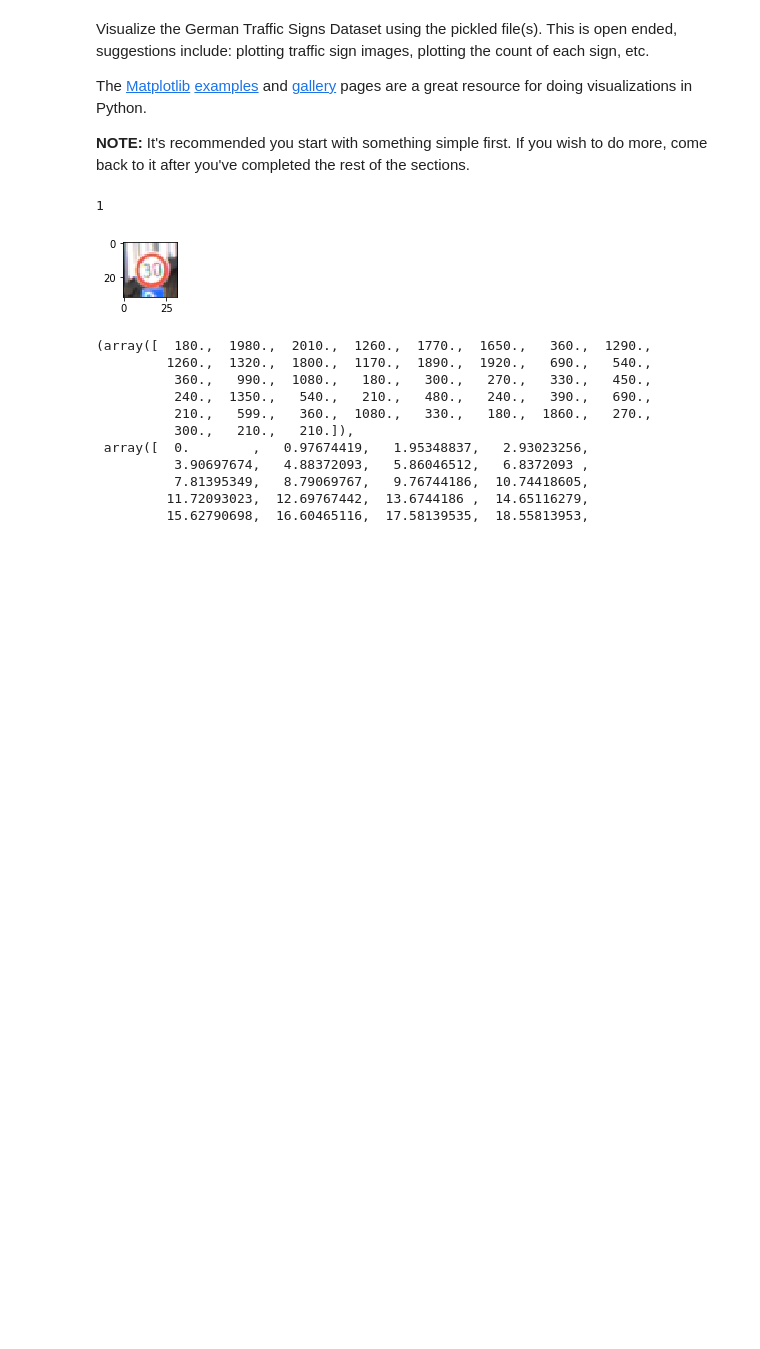
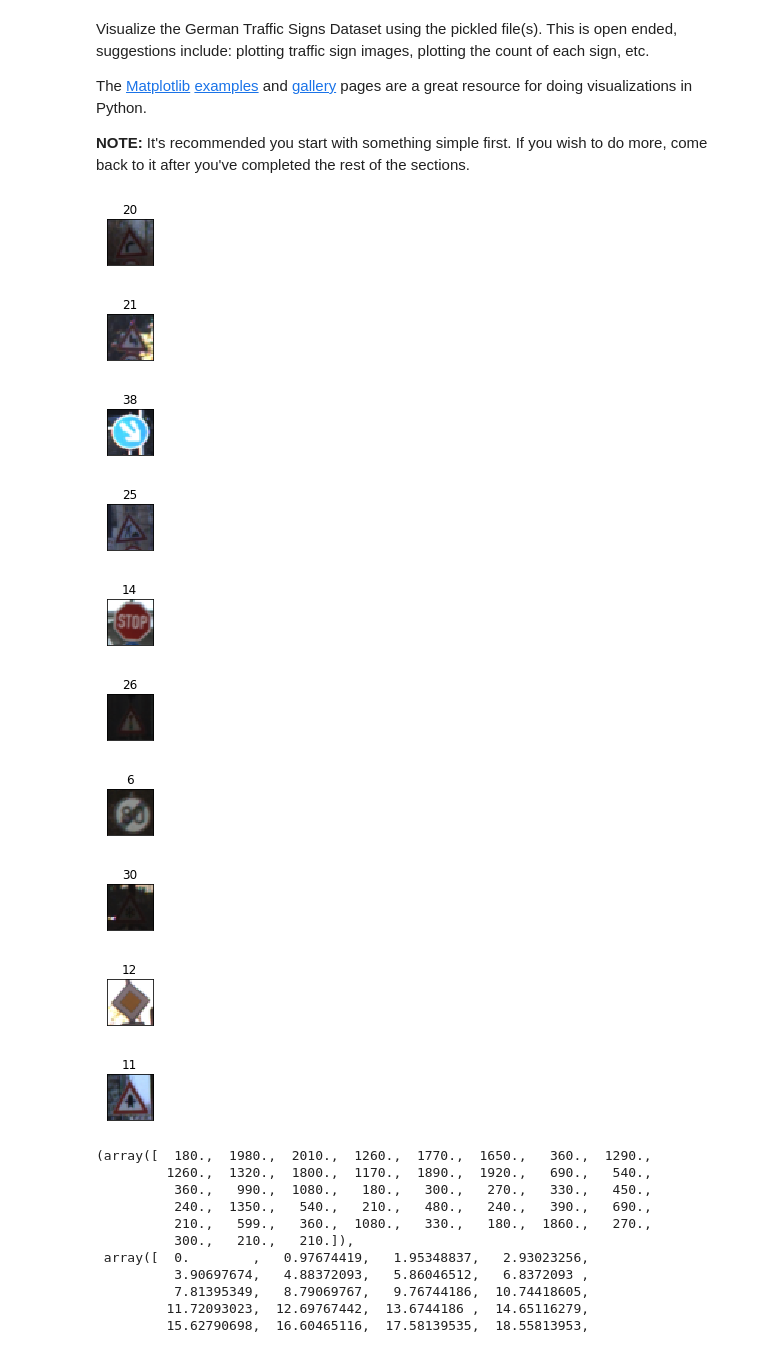
Before and after one commit to DominicusBenacus/CarND-Traffic-Sign-Classifier-Project, a Jupyter notebook: Traffic_Sign_Classifier.ipynb, the cells around one changed output. Drawn from its saved outputs; the diff is of its cells as text; code cells hidden in the pictures; blank space fills up the shorter version.

```diff
--- a/Traffic_Sign_Classifier.ipynb
+++ b/Traffic_Sign_Classifier.ipynb
@@ -106,23 +106,30 @@ The [Matplotlib](http://matplotlib.org/) [examples](http://matplotlib.org/exampl
 # %%
 ### Data exploration visualization code goes here.
 import matplotlib.pyplot as plt
 import random
 import numpy as np
 
 get_ipython().magic('matplotlib inline')
 
+
 #show up an random image out of the X_train data set
-index = random.randint(0, len(X_train))
-image = X_train[index].squeeze()
-
-plt.figure(figsize=(1,1))
-plt.imshow(image) #plot an image with three channels which means colored
-print(y_train[index])
-# toggle out to show up the image in the notebook
-#%matplotlib inline
+for i in range(10):
+    index = random.randint(0, len(X_train))
+    image = X_train[index].squeeze()
+    fig = plt.figure(figsize=(3,10))
+    axis = fig.add_subplot(10, 1, i + 1, xticks=[], yticks=[],title=y_train[index])
+    plt.imshow(image) #plot an image with three channels which means colored
 # %% [output]
-1
-[figure, old version]
+[figure, new version]
+[figure, added]
+[figure, added]
+[figure, added]
+[figure, added]
+[figure, added]
+[figure, added]
+[figure, added]
+[figure, added]
+[figure, added]
 # %%
 # Analysis of how the several classes are balanced before argmented
 plt.hist(y_train, bins=43)
```
Also changed, not shown: parts of 11 cells of this notebook.
